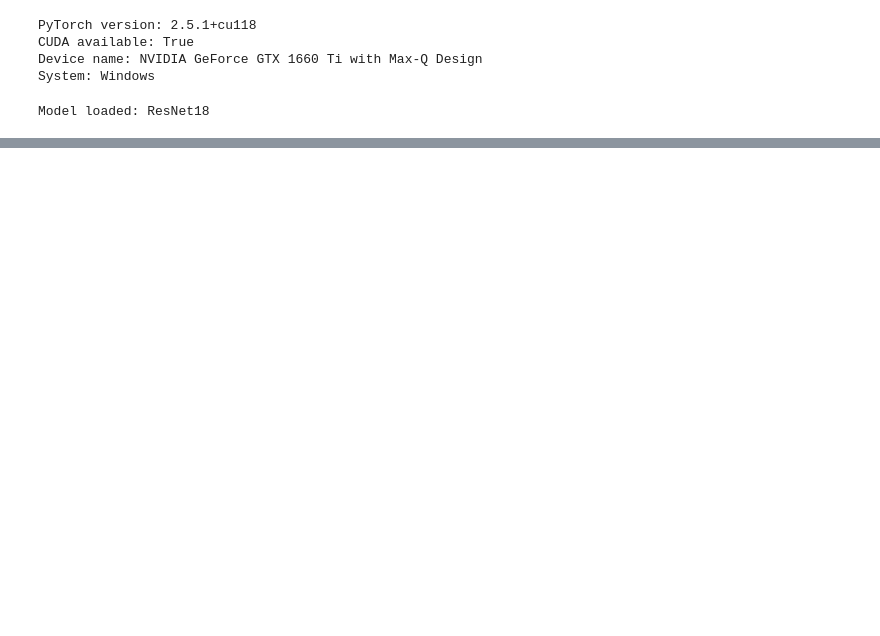
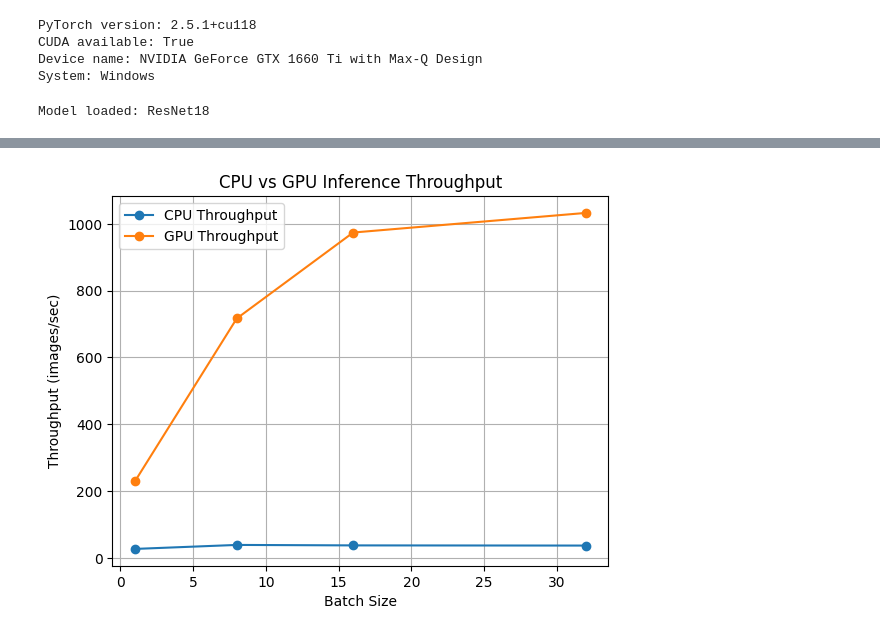
Before and after one commit to FIIREACE22/cnn-inference-benchmark, a Jupyter notebook: cpu_gpu_cnn_inference.ipynb, the cells around one changed output, grey strips where cells are left out. Saved outputs shown, nothing was run; the diff lists cells and outputs as text; code cells hidden in the pictures; blank space fills up the shorter version.

```diff
--- a/cpu_gpu_cnn_inference.ipynb
+++ b/cpu_gpu_cnn_inference.ipynb
@@ -140,0 +141,33 @@ plt.show()
+# %%
+import matplotlib.pyplot as plt
+import os
+
+# Create results directory if it doesn't exist
+os.makedirs("results", exist_ok=True)
+
+# Extract throughput values
+cpu_throughput = [cpu_results[bs][2] for bs in BATCH_SIZES]
+
+gpu_throughput = (
+    [gpu_results[bs][2] for bs in BATCH_SIZES]
+    if gpu_results else None
+)
+
+# Plot
+plt.figure()
+plt.plot(BATCH_SIZES, cpu_throughput, marker='o', label="CPU Throughput")
+
+if gpu_throughput:
+    plt.plot(BATCH_SIZES, gpu_throughput, marker='o', label="GPU Throughput")
+
+plt.xlabel("Batch Size")
+plt.ylabel("Throughput (images/sec)")
+plt.title("CPU vs GPU Inference Throughput")
+plt.legend()
+plt.grid(True)
+
+# Save plot
+plt.savefig("results/throughput_comparison.png", dpi=300, bbox_inches="tight")
+plt.show()
+# %% [output]
+[figure, added]
```
Also changed, not shown: parts of 5 cells of this notebook, 2 other files.
